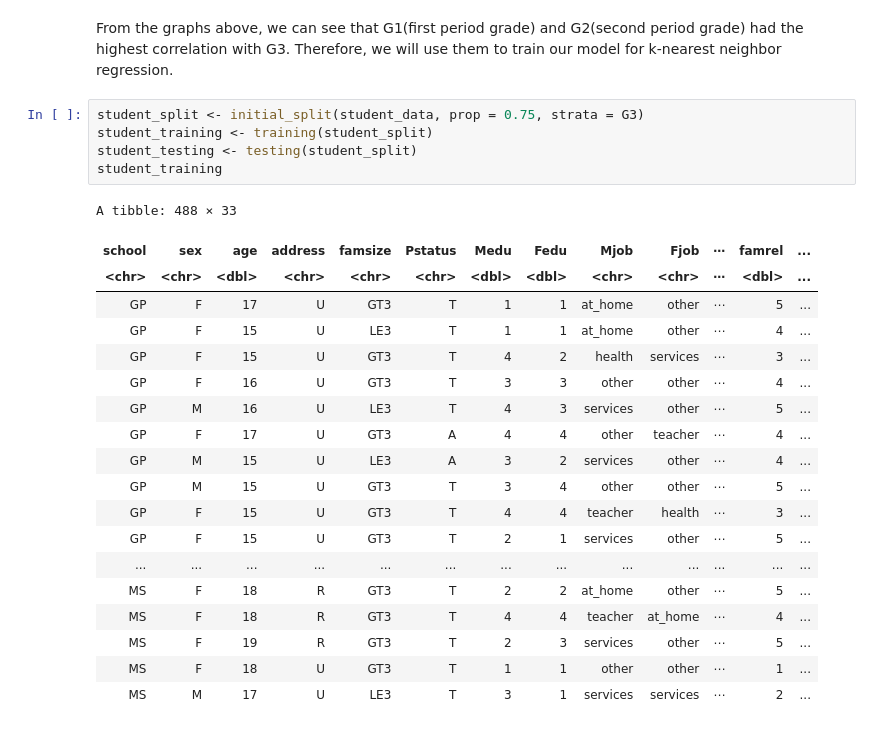
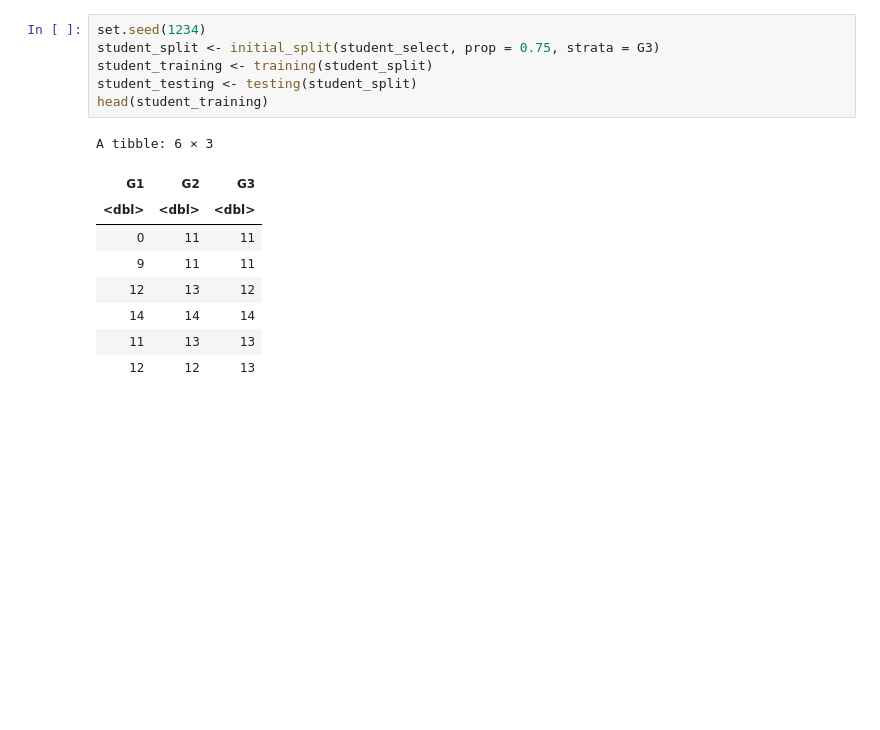
Before and after one commit to enignans/Group-3-Student-Performance-Data-Set, a Jupyter notebook: student-performance-dataset.ipynb, the cells around one changed output. Drawn from its saved outputs; the diff is of its cells as text; blank space fills up the shorter version.

```diff
--- a/student-performance-dataset.ipynb
+++ b/student-performance-dataset.ipynb
@@ -92,28 +56,16 @@ predictor_visualization
-# %% [markdown]
-From the graphs above, we can see that G1(first period grade) and G2(second period grade) had the highest correlation with G3.
-Therefore, we will use them to train our model for k-nearest neighbor regression.
 # %%
-student_split <- initial_split(student_data, prop = 0.75, strata = G3)
+set.seed(1234)
+student_split <- initial_split(student_select, prop = 0.75, strata = G3)
 student_training <- training(student_split)
 student_testing <- testing(student_split)
-student_training
+head(student_training)
 # %% [output]
-A tibble: 488 × 33
+A tibble: 6 × 3
-| school | sex | age | address | famsize | Pstatus | Medu | Fedu | Mjob | Fjob | ⋯ | famrel | ... |
-| <chr> | <chr> | <dbl> | <chr> | <chr> | <chr> | <dbl> | <dbl> | <chr> | <chr> | ⋯ | <dbl> | ... |
-| GP | F | 17 | U | GT3 | T | 1 | 1 | at_home | other | ⋯ | 5 | ... |
-| GP | F | 15 | U | LE3 | T | 1 | 1 | at_home | other | ⋯ | 4 | ... |
-| GP | F | 15 | U | GT3 | T | 4 | 2 | health | services | ⋯ | 3 | ... |
-| GP | F | 16 | U | GT3 | T | 3 | 3 | other | other | ⋯ | 4 | ... |
-| GP | M | 16 | U | LE3 | T | 4 | 3 | services | other | ⋯ | 5 | ... |
-| GP | F | 17 | U | GT3 | A | 4 | 4 | other | teacher | ⋯ | 4 | ... |
-| GP | M | 15 | U | LE3 | A | 3 | 2 | services | other | ⋯ | 4 | ... |
-| GP | M | 15 | U | GT3 | T | 3 | 4 | other | other | ⋯ | 5 | ... |
-| GP | F | 15 | U | GT3 | T | 4 | 4 | teacher | health | ⋯ | 3 | ... |
-| GP | F | 15 | U | GT3 | T | 2 | 1 | services | other | ⋯ | 5 | ... |
-| ... | ... | ... | ... | ... | ... | ... | ... | ... | ... | ... | ... | ... |
-| MS | F | 18 | R | GT3 | T | 2 | 2 | at_home | other | ⋯ | 5 | ... |
-| MS | F | 18 | R | GT3 | T | 4 | 4 | teacher | at_home | ⋯ | 4 | ... |
-| MS | F | 19 | R | GT3 | T | 2 | 3 | services | other | ⋯ | 5 | ... |
-| MS | F | 18 | U | GT3 | T | 1 | 1 | other | other | ⋯ | 1 | ... |
-| MS | M | 17 | U | LE3 | T | 3 | 1 | services | services | ⋯ | 2 | ... |
+| G1 | G2 | G3 |
+| <dbl> | <dbl> | <dbl> |
+| 0 | 11 | 11 |
+| 9 | 11 | 11 |
+| 12 | 13 | 12 |
+| 14 | 14 | 14 |
+| 11 | 13 | 13 |
+| 12 | 12 | 13 |
```
Also changed, not shown: parts of 14 cells of this notebook.
